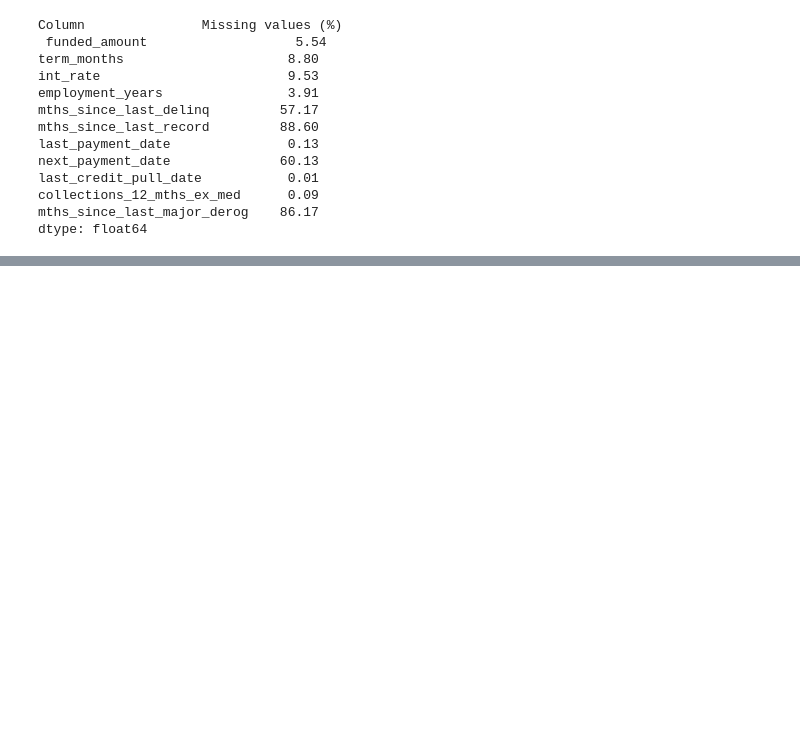
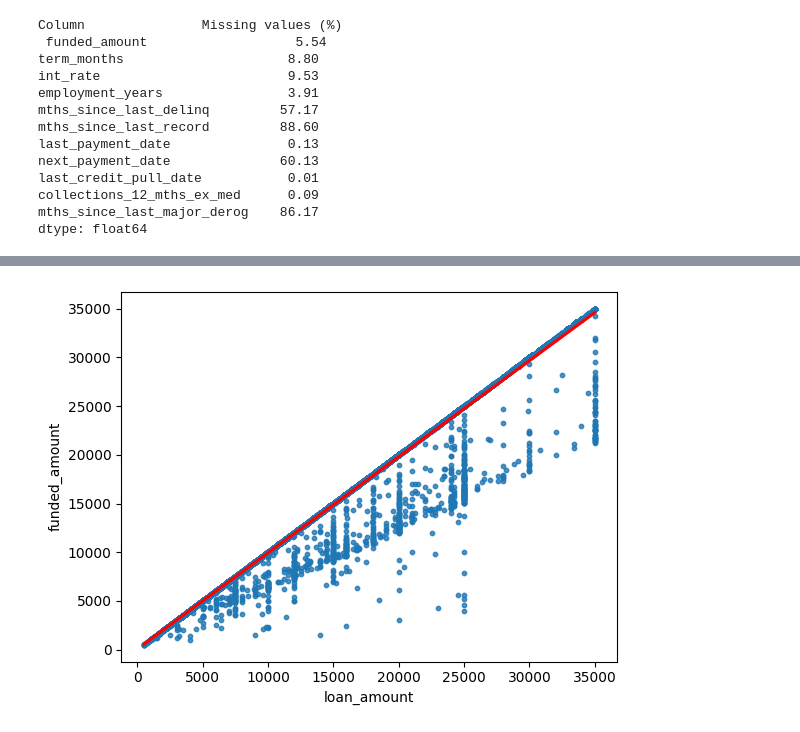
Before and after one commit to armazzer/customer_loans, a Jupyter notebook: missing_data_review.ipynb, the cells around one changed output, grey strips where cells are left out. Drawn from its saved outputs; the diff is of its cells as text; code cells hidden in the pictures; blank space fills up the shorter version.

Commit message:
Updates missing_data_review.ipynb. Classes defined and analysis started

```diff
--- a/missing_data_review.ipynb
+++ b/missing_data_review.ipynb
@@ -37,0 +74,47 @@ dtype: float64
+# %%
+class Plotter:
+    def __init__ (self, data):
+        self.data = data
+        self.ax = None
+
+    def msno_plot(self):
+        msno.matrix(self.data)
+
+    def correlation(self, w, h):
+        numeric_cols = self.data.select_dtypes(include=["int64", "float64"])
+        correlation_matrix = numeric_cols.corr()
+        plt.figure(figsize=(w, h))
+        sns.heatmap(correlation_matrix, annot=True, cmap='coolwarm', fmt=".2f", linewidths=.5)
+
+    def scatter(self, x, y):
+        sns.scatterplot(data=self.data, x=x, y=y)
+
+    def scatter_reg(self, x, y):
+        sns.regplot(data=self.data, x=x, y=y, scatter_kws={'s': 10}, line_kws={'color': 'red'})
+        plt.gca().set_zorder(1)
+        #model = sm.OLS(self.data[y], sm.add_constant(self.data[x])).fit()
+        #plt.text(1.5, 5, f"Y = {model.params[0]:.2f} + {model.params[1]:.2f}X\nR-squared = {model.rsquared:.2f}", fontsize=10)
+
+    def histogram(self, column, bins):
+        self.ax = sns.histplot(self.data[column], bins=bins, kde=True)
+        return self
+
+    def format_hist(self, x_rot, num_labels):
+        self.ax.tick_params(axis='x', rotation=x_rot)
+        self.ax.xaxis.set_major_locator(plt.MaxNLocator(num_labels))
+        #return self
+
+    def qq_plot(self, column):
+        qqplot(self.data[column], scale=1, line='q')
+
+    def dpd_plot(self, column):
+        probabilities = self.data[column].value_counts(normalize=True)
+        dpd = sns.barplot(y=probabilities.values, x=probabilities.index)
+        plt.ylabel("Probability")
+# %%
+# Create instance of the Plotter class.
+loans_plots = Plotter(loans)
+# %%
+loans_plots.scatter_reg("loan_amount", "funded_amount")
+# %% [output]
+[figure, added]
```
Also changed, not shown: parts of 21 cells of this notebook.
